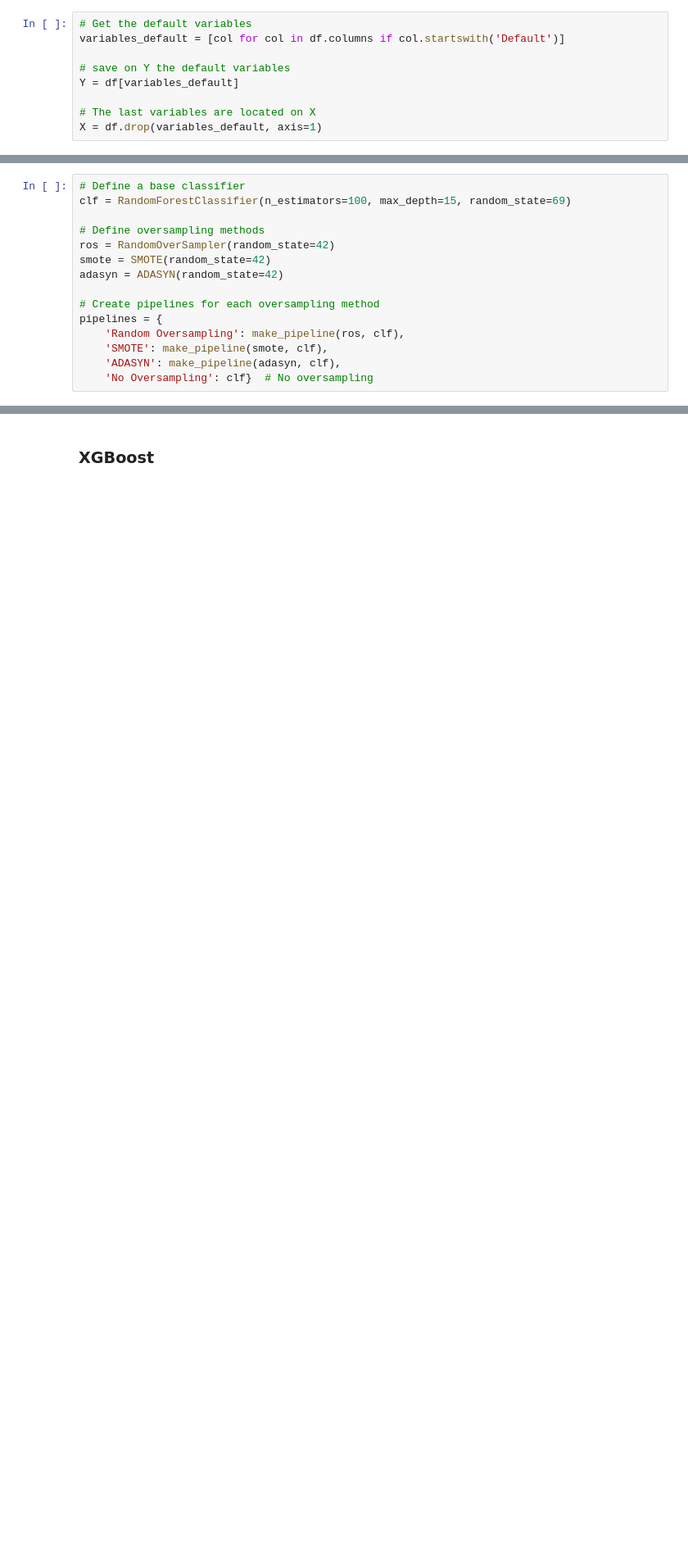
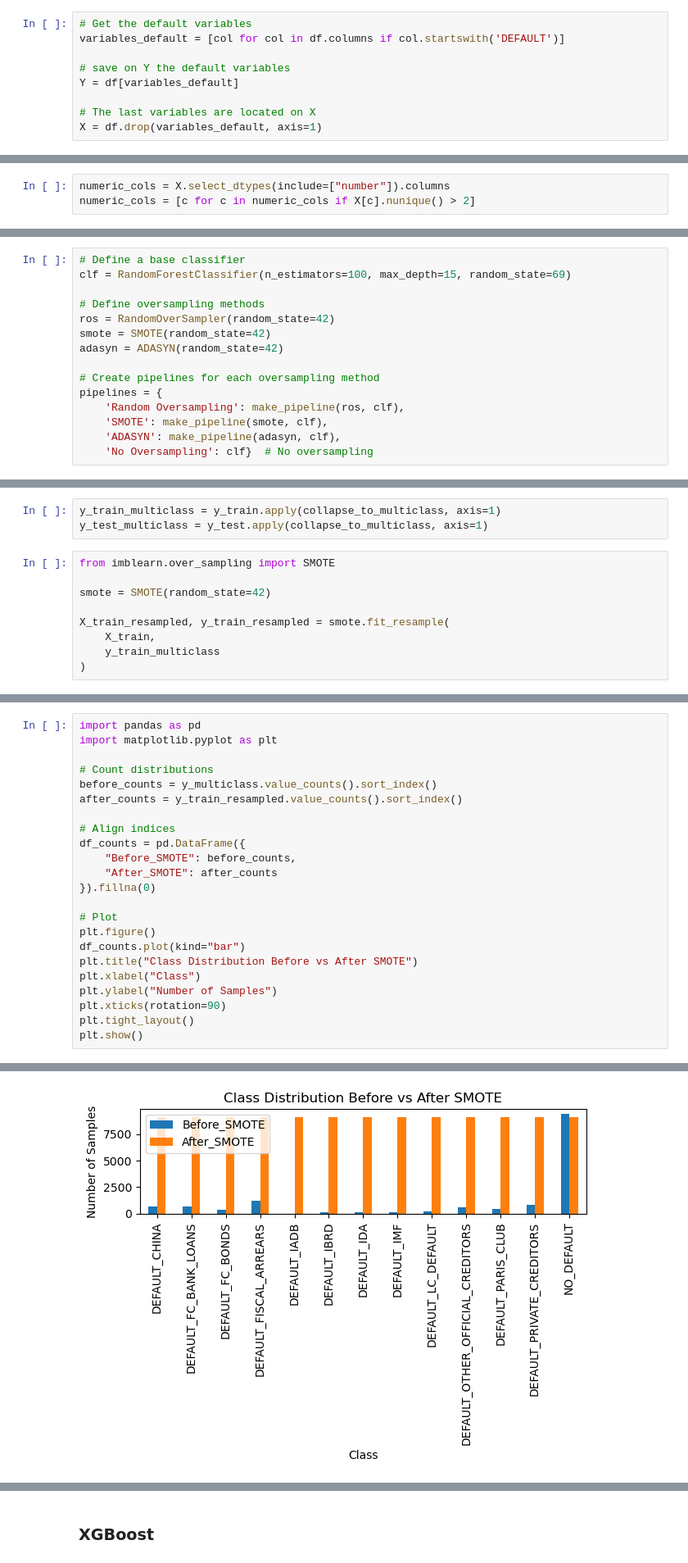
Before and after one commit to michavendagno99/Machine-Learning---Sovereign-Default, a Jupyter notebook: Thesis_Final.ipynb, the cells around one changed output, grey strips where cells are left out. Shown at 82% size. Cells and saved outputs as stored; diff of their text form; blank space fills up the shorter version.

```diff
--- a/Thesis_Final.ipynb
+++ b/Thesis_Final.ipynb
@@ -386,6 +231,6 @@ random_columns.describe()
 # %%
 # Get the default variables
-variables_default = [col for col in df.columns if col.startswith('Default')]
+variables_default = [col for col in df.columns if col.startswith('DEFAULT')]
 
 # save on Y the default variables
 Y = df[variables_default]
@@ -414,0 +263,3 @@ dtype: float64
+# %%
+numeric_cols = X.select_dtypes(include=["number"]).columns
+numeric_cols = [c for c in numeric_cols if X[c].nunique() > 2]
@@ -593,0 +394,12 @@ X_train_Default_Paris_Club, X_test_Default_Paris_Club, y_train_Default_Paris_Clu
+# %%
+y_train_multiclass = y_train.apply(collapse_to_multiclass, axis=1)
+y_test_multiclass = y_test.apply(collapse_to_multiclass, axis=1)
+# %%
+from imblearn.over_sampling import SMOTE
+
+smote = SMOTE(random_state=42)
+
+X_train_resampled, y_train_resampled = smote.fit_resample(
+    X_train,
+    y_train_multiclass
+)
@@ -593,0 +423,24 @@ X_train_Default_Paris_Club, X_test_Default_Paris_Club, y_train_Default_Paris_Clu
+# %%
+import pandas as pd
+import matplotlib.pyplot as plt
+
+# Count distributions
+before_counts = y_multiclass.value_counts().sort_index()
+after_counts = y_train_resampled.value_counts().sort_index()
+
+# Align indices
+df_counts = pd.DataFrame({
+    "Before_SMOTE": before_counts,
+    "After_SMOTE": after_counts
+}).fillna(0)
+
+# Plot
+plt.figure()
+df_counts.plot(kind="bar")
+plt.title("Class Distribution Before vs After SMOTE")
+plt.xlabel("Class")
+plt.ylabel("Number of Samples")
+plt.xticks(rotation=90)
+plt.tight_layout()
+plt.show()
+# %% [output]
@@ -593,0 +448 @@ X_train_Default_Paris_Club, X_test_Default_Paris_Club, y_train_Default_Paris_Clu
+[figure, added]
```
Also changed, not shown: parts of 108 cells of this notebook.
